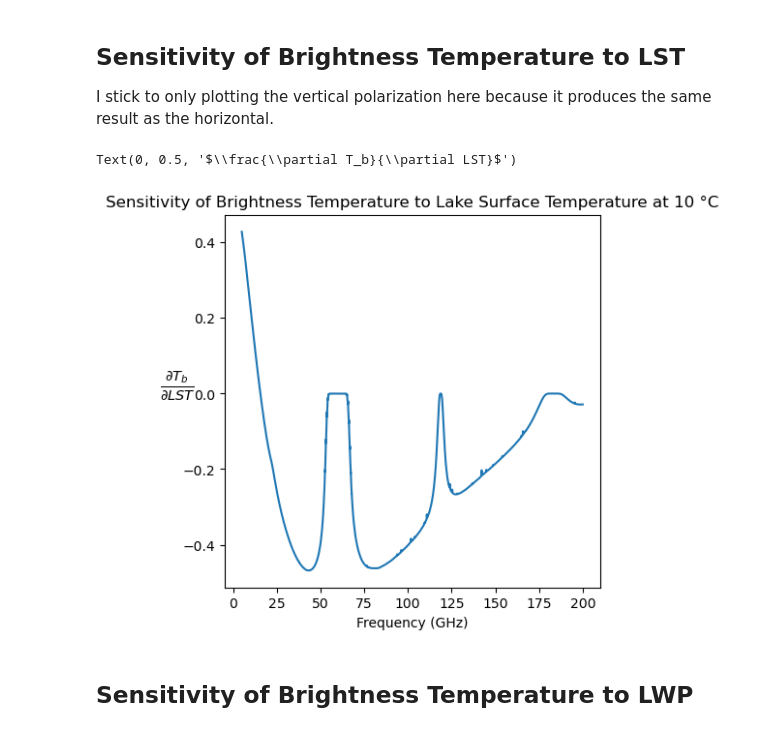
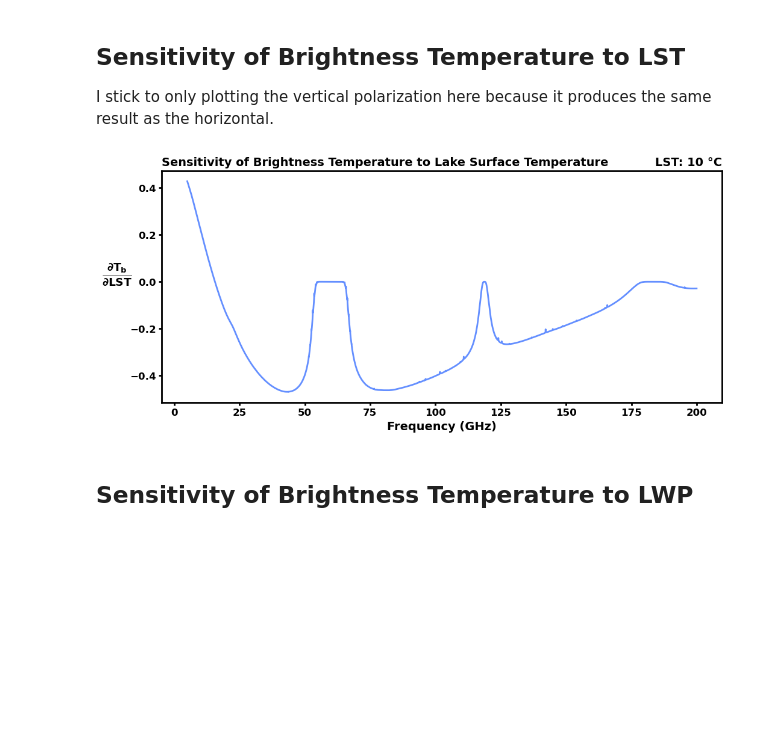
Before and after one commit to larantt/clim485_project, a Jupyter notebook: Final Project.ipynb, the cells around one changed output. Saved outputs shown, nothing was run; the diff lists cells and outputs as text; code cells hidden in the pictures; blank space fills up the shorter version.

```diff
--- a/Final Project.ipynb
+++ b/Final Project.ipynb
@@ -18,2 +44,26 @@ df_wv_gases = read_text_file("mw_gas_absorption.txt", col_names = ['freq_GHz', '
+# %%
+## LOAD IN DATA ##
+df_liq_water = pfs.read_text_file("liquid_cloud_ka_0degC.txt", col_names = ['freq_GHz', 'mass_abs'])
+df_wv_gases = pfs.read_text_file("mw_gas_absorption.txt", col_names = ['freq_GHz', 'dry_air_tau', 'wv_abs'])
+# %%
+## CONSTANTS FOR EACH CASE##
+T_CLOUD = 0 + 273.15 # Use bc mass extinction coefficient were at 0C, convert to K
+
+LST_WINTER = 3       # lake surface temperature for winter in degrees C
+LST_SUMMER = 10      # lake surface temperature for summer in degrees C
+DELTA_LST = 2        # delta for central differencing
+
+LWP_LE = 0.1         # cloud liquid water path in kg/m^2 for a lake effect cloud
+LWP_CI = np.nan      # cloud liquid water path in kg/m^2 for a thin cirrus cloud
+DELTA_LWP = 0.1      # delta for central differencing
+
+NEDT = 0.3           # NEDT for the sensor
+
+FREQS = np.array(df_wv_gases.freq_GHz) # frequencies over which to plot
+# %%
+## SET KEY CONSTANTS ##
+T_STAR_CLEAR = pfs.total_atmospheric_trans(FREQS, 0, df_liq_water, df_wv_gases)
+T_STAR_CLD_LE = pfs.total_atmospheric_trans(FREQS, LWP_LE, df_liq_water, df_wv_gases)
+#T_STAR_CLD_CI = pfs.total_atmospheric_trans(FREQS, LWP_CI, df_liq_water, df_wv_gases)
 # %% [markdown]
 ## U.S. Standard Atmosphere Transmittance
@@ -83,19 +130,20 @@ Both polarizations give the exact same brightness temperatures, probably because
 ## Sensitivity of Brightness Temperature to LST
 I stick to only plotting the vertical polarization here because it produces the same result as the horizontal.
 # %%
-lst = 10
-delta_lst = 0.1
-dtb_dlst_Rv, dtb_dlst_Rh = tb_sensitivity_lst(lst, delta_lst, freq, t_star_le_cloud)
+dtb_dlst_Rv, dtb_dlst_Rh = pfs.tb_sensitivity_lst(LST_SUMMER, DELTA_LST, FREQS, T_STAR_CLD_LE)
 
-fig, ax = plt.subplots(1, 1, figsize = (5,5))
-ax.plot(freq, dtb_dlst_Rv)
+fig4, ax4 = plt.subplots(1, 1, figsize = (12,5))
+ax4.plot(FREQS, dtb_dlst_Rv, lw=2, c=IBM_BLUE)
 
-ax.set_title("Sensitivity of Brightness Temperature to Lake Surface Temperature at 10 \u00B0C")
-ax.set_xlabel("Frequency (GHz)")
-ax.set_ylabel(r"$\frac{\partial T_b}{\partial LST}$", rotation = 0, fontsize = 15)
+ax4.set_title("Sensitivity of Brightness Temperature to Lake Surface Temperature",
+                fontweight='bold',fontsize=14,loc='left')
+ax4.set_title(f"LST: {LST_SUMMER} \u00B0C",fontweight='bold',fontsize=14,loc='right')
+ax4.set_xlabel("Frequency (GHz)",fontweight='bold',fontsize=14)
+ax4.set_ylabel(r"$\mathbf{\frac{\partial T_b}{\partial LST}}$    ",
+                rotation = 0, fontsize = 19, fontweight='bold')
+bold_axes(ax4)
 # %% [output]
-Text(0, 0.5, '$\\frac{\\partial T_b}{\\partial LST}$')
-[figure, old version]
+[figure, new version]
 # %% [markdown]
 ## Sensitivity of Brightness Temperature to LWP
 # %%
```
Also changed, not shown: parts of 15 cells of this notebook, 1 other file.
